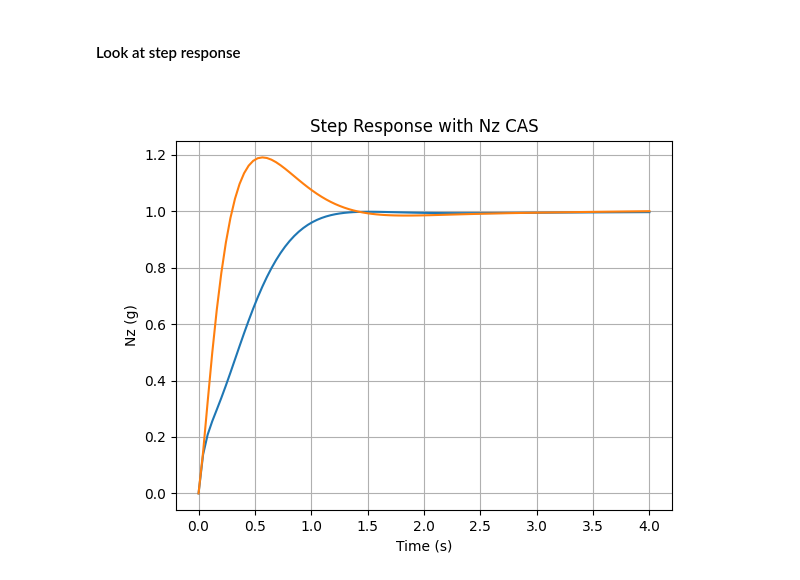
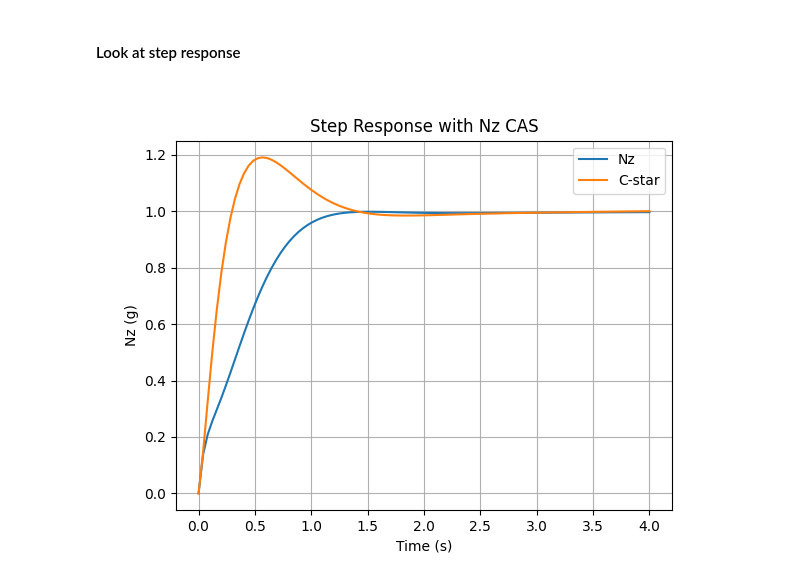
Before and after one commit to jeheneghan/StevensAndLewis, a Jupyter notebook: scripts/NzCAS.ipynb, the cells around one changed output. Drawn from its saved outputs; the diff is of its cells as text; code cells hidden in the pictures.

Commit message:
Added legend to Nz plot.

```diff
--- a/scripts/NzCAS.ipynb
+++ b/scripts/NzCAS.ipynb
@@ -128,16 +128,17 @@ DC Gain = 0.1999999999999318
 # %%
 sys_c_star = ct.ss(acl, sys3.B, sys3.C + np.array([[0,0,0,0,0,12.4,0,0]]), sys3.D) # closed loop system
 sys_Nz = sys_cl / ct.dcgain(sys_cl) # normalized to 1
 t = np.linspace(0, 4, 100)
 t, y = ct.step_response(sys_Nz, t)
 _, y_c_star = ct.step_response(sys_c_star, t)
 plt.figure()
 plt.plot(t, y.T)
 plt.plot(t, y_c_star / y_c_star[99]) # normalized
 plt.xlabel('Time (s)')
 plt.ylabel('Nz (g)')
 plt.title('Step Response with Nz CAS')
+plt.legend(['Nz', 'C-star'])
 plt.grid()
 plt.show()
 # %% [output]
-[figure, old version]
+[figure, new version]
```
